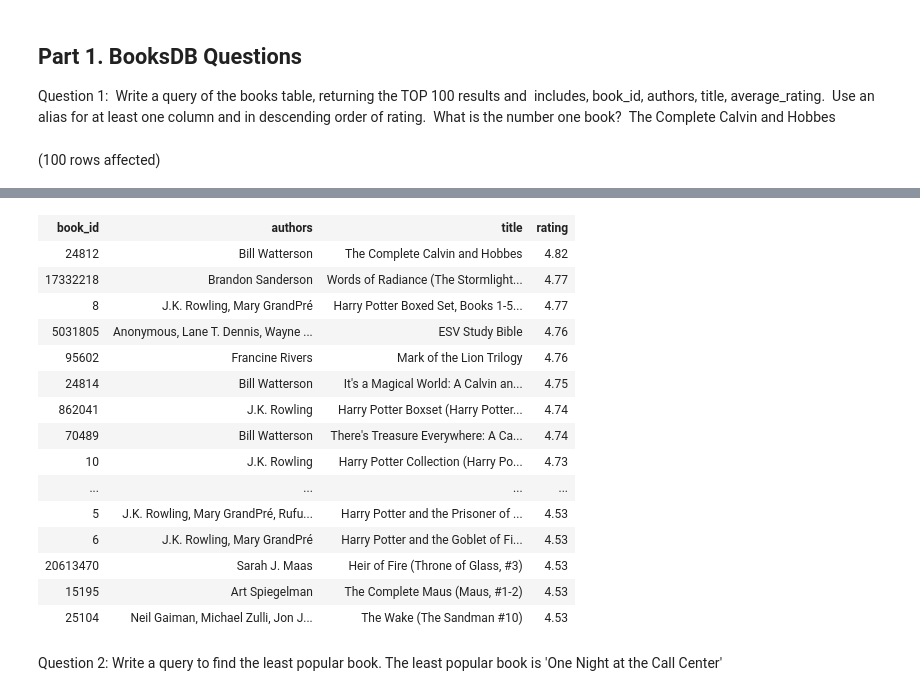
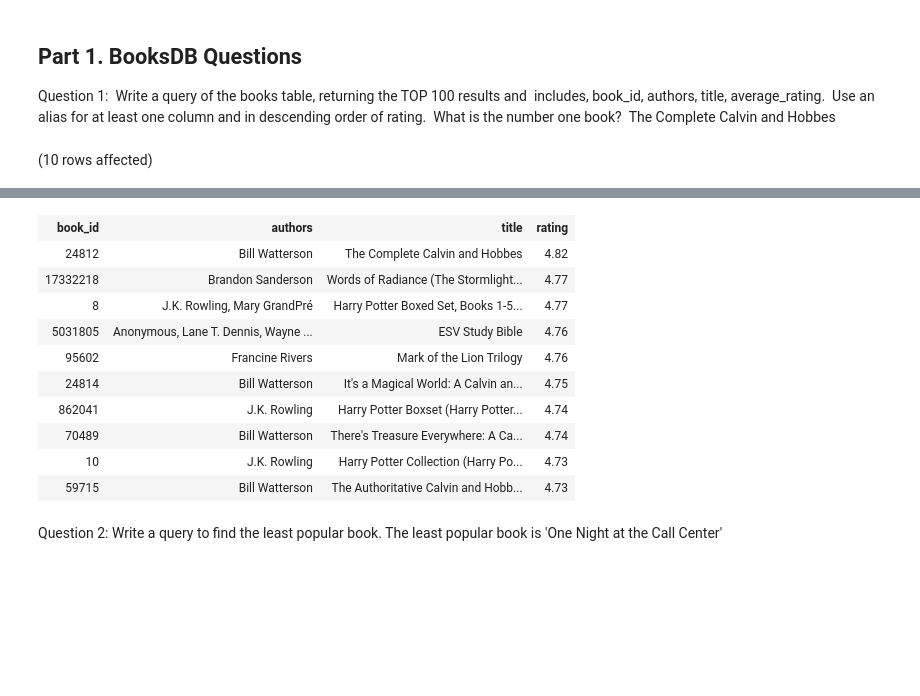
Before and after one commit to NEmanuelle/SQL-Part-1-Studio, a Jupyter notebook: SQL-Part-1-Studio.ipynb, the cells around one changed output, grey strips where cells are left out. Drawn from its saved outputs; the diff is of its cells as text; code cells hidden in the pictures; blank space fills up the shorter version.

```diff
--- a/SQL-Part-1-Studio.ipynb
+++ b/SQL-Part-1-Studio.ipynb
@@ -36,8 +36,8 @@ Total execution time: 00:00:00.049
 <span style="color: rgba(0, 0, 0, 0.87); font-family: -apple-system, system-ui, &quot;Segoe UI&quot;, Helvetica, Arial, sans-serif, &quot;Apple Color Emoji&quot;, &quot;Segoe UI Emoji&quot;, &quot;Segoe UI Symbol&quot;; background-color: rgb(255, 255, 255);">Question 1:&nbsp; Write a query of the books table, returning the TOP 100 results and&nbsp; includes, book_id, authors, title, average_rating.&nbsp; Use an alias for at least one column and in descending order of rating.&nbsp; What is the number one book?&nbsp;</span> The Complete Calvin and Hobbes
 # %%
 -- return top 100 results
-SELECT TOP 100 book_id, authors, title, average_rating AS rating
+SELECT TOP 10 book_id, authors, title, average_rating AS rating
 FROM books
 Order by average_rating DESC
 # %% [output]
-(100 rows affected)
+(10 rows affected)
@@ -45,19 +45,14 @@ Total execution time: 00:00:00.097
 | book_id | authors | title | rating |
 | 24812 | Bill Watterson | The Complete Calvin and Hobbes | 4.82 |
 | 17332218 | Brandon Sanderson | Words of Radiance (The Stormlight... | 4.77 |
 | 8 | J.K. Rowling, Mary GrandPré | Harry Potter Boxed Set, Books 1-5... | 4.77 |
 | 5031805 | Anonymous, Lane T. Dennis, Wayne ... | ESV Study Bible | 4.76 |
 | 95602 | Francine Rivers | Mark of the Lion Trilogy | 4.76 |
 | 24814 | Bill Watterson | It's a Magical World: A Calvin an... | 4.75 |
 | 862041 | J.K. Rowling | Harry Potter Boxset (Harry Potter... | 4.74 |
 | 70489 | Bill Watterson | There's Treasure Everywhere: A Ca... | 4.74 |
 | 10 | J.K. Rowling | Harry Potter Collection (Harry Po... | 4.73 |
-| ... | ... | ... | ... |
-| 5 | J.K. Rowling, Mary GrandPré, Rufu... | Harry Potter and the Prisoner of ... | 4.53 |
-| 6 | J.K. Rowling, Mary GrandPré | Harry Potter and the Goblet of Fi... | 4.53 |
-| 20613470 | Sarah J. Maas | Heir of Fire (Throne of Glass, #3) | 4.53 |
-| 15195 | Art Spiegelman | The Complete Maus (Maus, #1-2) | 4.53 |
-| 25104 | Neil Gaiman, Michael Zulli, Jon J... | The Wake (The Sandman #10) | 4.53 |
+| 59715 | Bill Watterson | The Authoritative Calvin and Hobb... | 4.73 |
 # %% [markdown]
 Question 2: Write a query to find the least popular book. The least popular book is 'One Night at the Call Center'
 # %%
```
Also changed, not shown: parts of 15 cells of this notebook.
